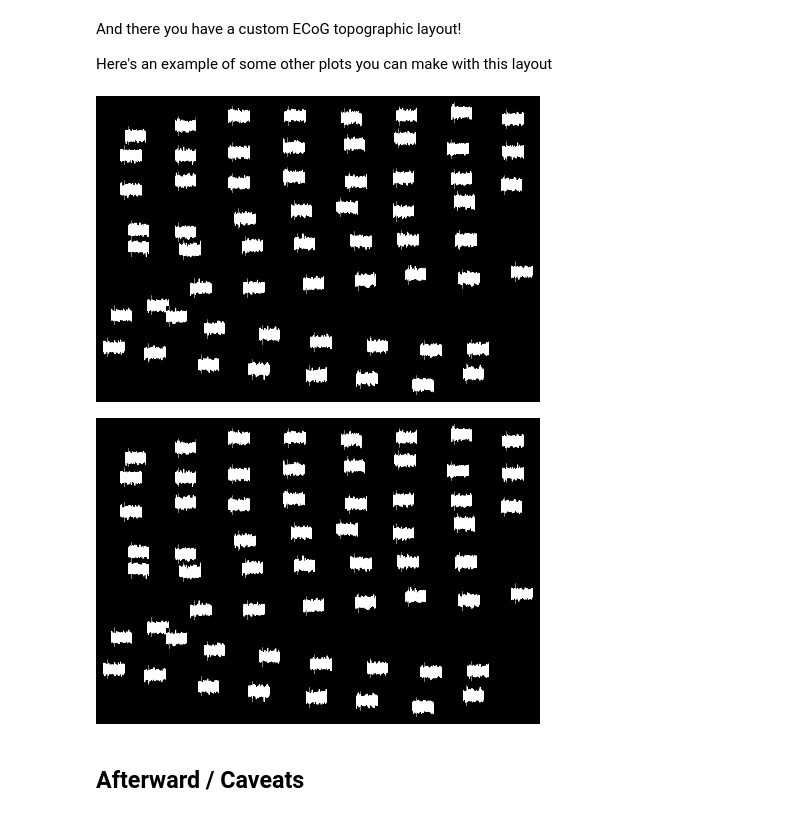
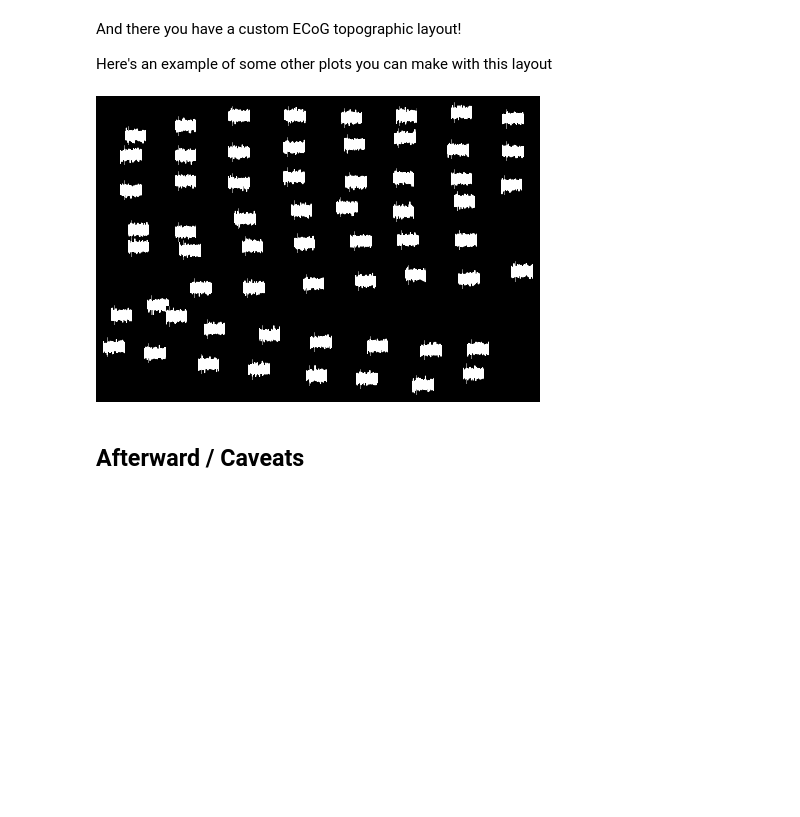
Before and after one commit to choldgraf/write-ups, a Jupyter notebook: mne/mne_custom_layout.ipynb, the cells around one changed output. Drawn from its saved outputs; the diff is of its cells as text; code cells hidden in the pictures; blank space fills up the shorter version.

Commit message:
Updated custom layout

```diff
--- a/mne/mne_custom_layout.ipynb
+++ b/mne/mne_custom_layout.ipynb
@@ -121,10 +121,9 @@ Here's an example of some other plots you can make with this layout
 # %%
 evoked = epochs.average(picks=range(n_xy))
 # %%
-mne.viz.plot_topo(evoked, layout=layout, scalin)
+f = mne.viz.plot_topo(evoked, layout=layout, scalings={'eeg': 2})
 # %% [output]
-[figure, old version]
+[figure, new version]
-[figure, removed]
 # %% [markdown]
 ## Afterward / Caveats
 # %% [markdown]
```
Also changed, not shown: parts of 1 cell of this notebook.
